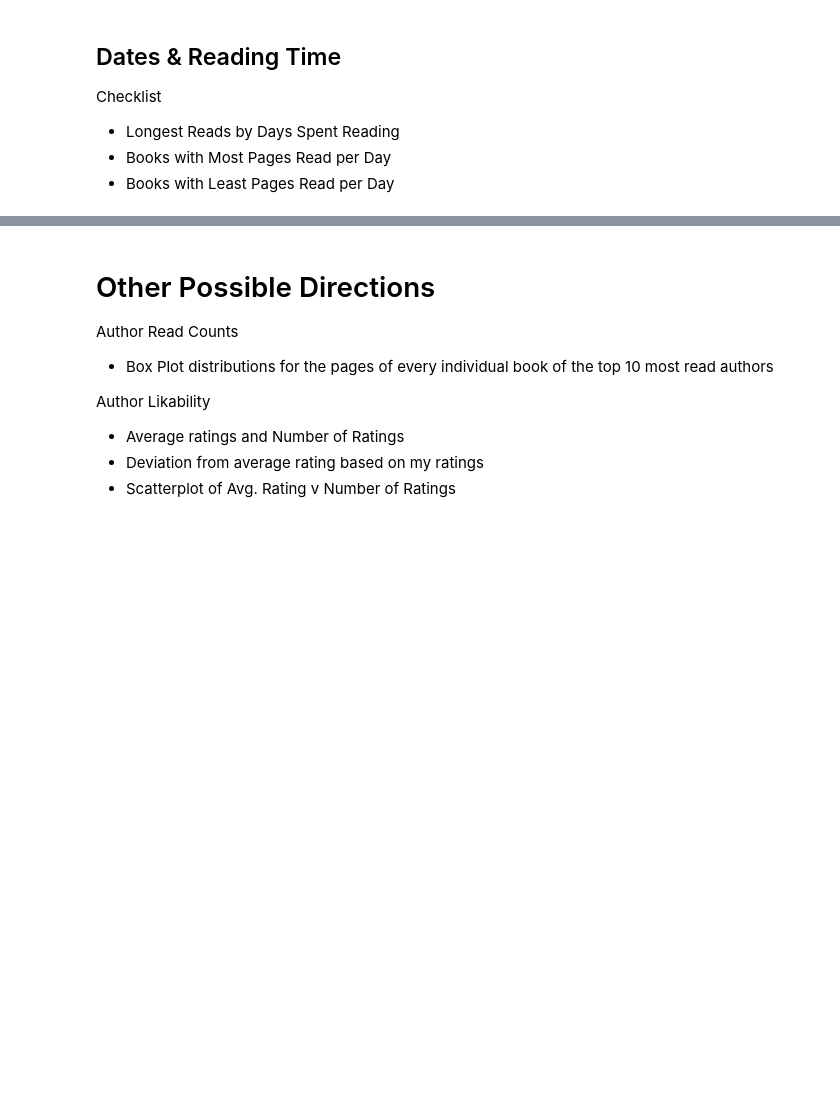
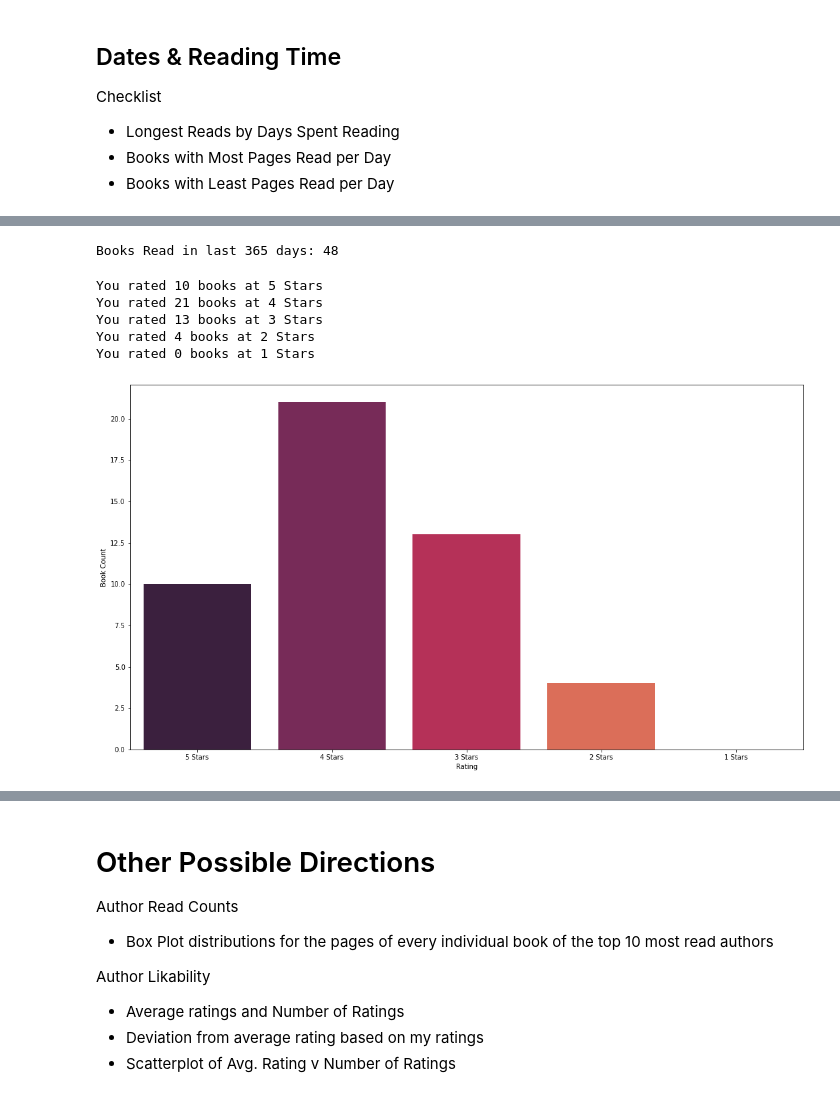
Before and after one commit to ccmilne/GoodReads_Parser, a Jupyter notebook: GoodReads_Analysis.ipynb, the cells around one changed output, grey strips where cells are left out. Saved outputs shown, nothing was run; the diff lists cells and outputs as text; code cells hidden in the pictures; blank space fills up the shorter version.

Commit message:
Implementation of Section: Year in Reading

```diff
--- a/GoodReads_Analysis.ipynb
+++ b/GoodReads_Analysis.ipynb
@@ -347,0 +382,39 @@ Text(0.5, 1.0, 'Books with Least Pages Read per Day')
+# %%
+one_year_ago = datetime.datetime.now() - datetime.timedelta(days=1*365)
+recent_year = books_read[books_read['Date Read'] >= one_year_ago]
+print("Books Read in last 365 days: {}".format(recent_year['Title'].count()))
+# %% [output]
+Books Read in last 365 days: 48
+# %%
+five_star_reads = recent_year[recent_year['My Rating (int)'] == 5]
+four_star_reads = recent_year[recent_year['My Rating (int)'] == 4]
+three_star_reads = recent_year[recent_year['My Rating (int)'] == 3]
+two_star_reads = recent_year[recent_year['My Rating (int)'] == 2]
+one_star_reads = recent_year[recent_year['My Rating (int)'] == 1]
+
+fives = int(five_star_reads['Title'].count())
+fours = int(four_star_reads['Title'].count())
+threes = int(three_star_reads['Title'].count())
+twos = int(two_star_reads['Title'].count())
+ones = int(one_star_reads['Title'].count())
+
+print("You rated {} books at 5 Stars".format(fives))
+print("You rated {} books at 4 Stars".format(fours))
+print("You rated {} books at 3 Stars".format(threes))
+print("You rated {} books at 2 Stars".format(twos))
+print("You rated {} books at 1 Stars".format(ones))
+
+recent_year_ratings = pd.DataFrame({
+    'Rating': ['5 Stars', '4 Stars', '3 Stars', '2 Stars', '1 Stars'],
+    'Book Count': [fives, fours, threes, twos, ones]
+})
+
+bar, ax = plt.subplots(figsize=[18,10])
+ax = sns.barplot(x=recent_year_ratings.Rating, y=recent_year_ratings['Book Count'], palette='rocket')
+# %% [output]
+You rated 10 books at 5 Stars
+You rated 21 books at 4 Stars
+You rated 13 books at 3 Stars
+You rated 4 books at 2 Stars
+You rated 0 books at 1 Stars
+[figure, added]
```
Also changed, not shown: parts of 20 cells of this notebook.
